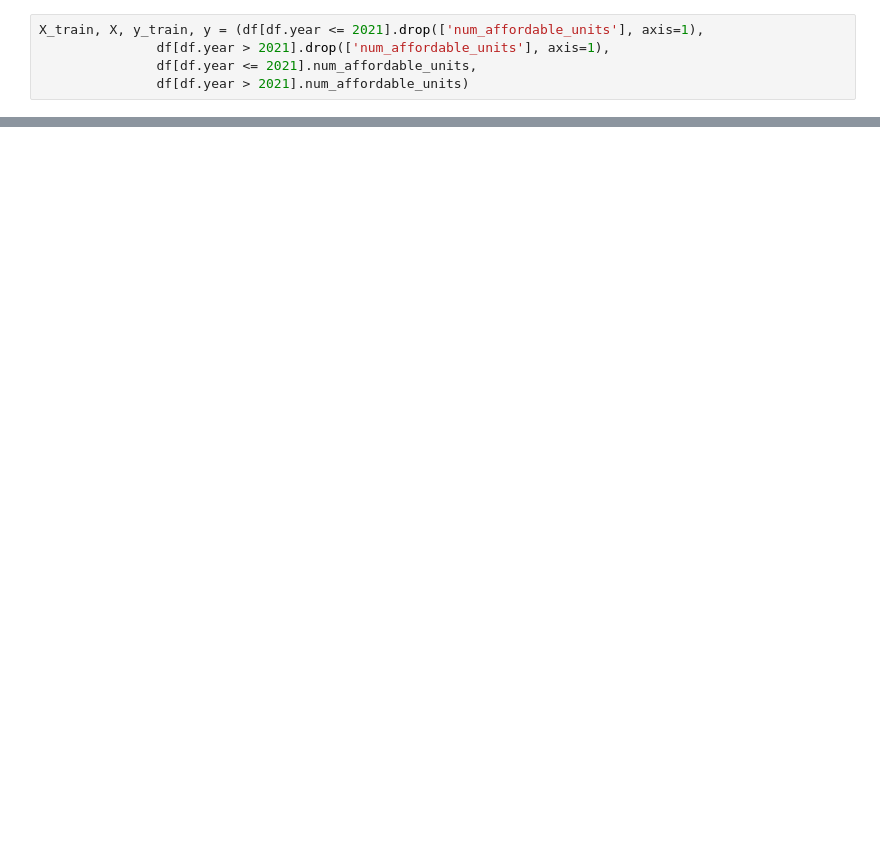
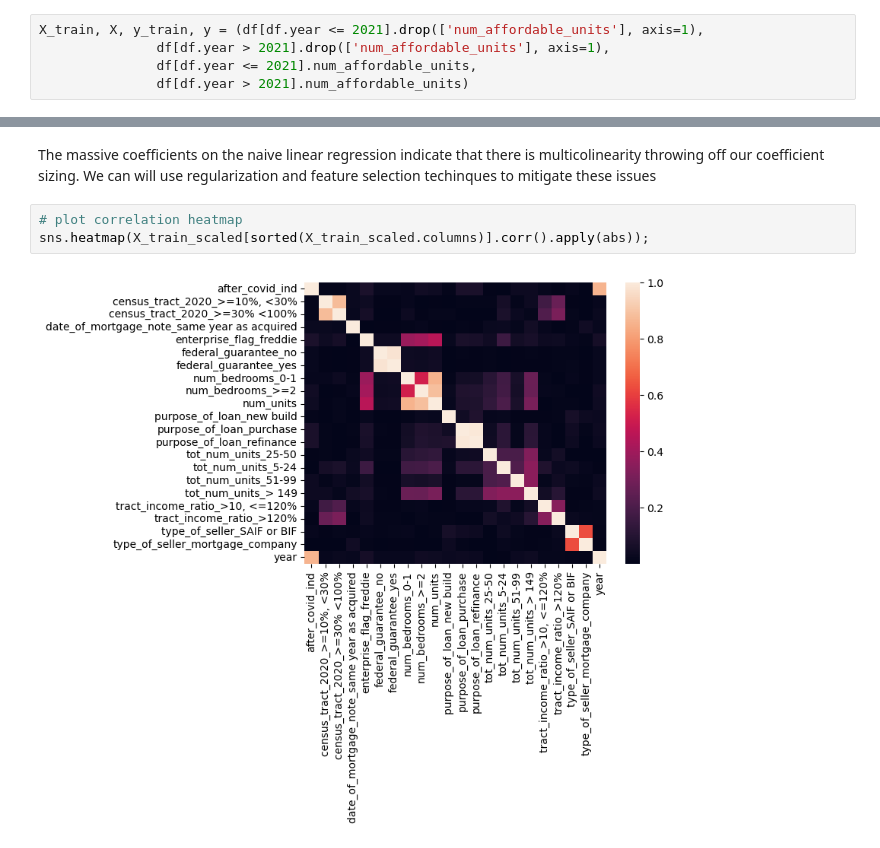
Before and after one commit to mango459/CS504-Project, a Jupyter notebook: shane_CS504_modeling.ipynb, the cells around one changed output, grey strips where cells are left out. Saved outputs shown, nothing was run; the diff lists cells and outputs as text; blank space fills up the shorter version.

```diff
--- a/shane_CS504_modeling.ipynb
+++ b/shane_CS504_modeling.ipynb
@@ -337,0 +117,7 @@ add analysis here
+# %% [markdown]
+The massive coefficients on the naive linear regression indicate that there is multicolinearity throwing off our coefficient sizing. We can will use regularization and feature selection techinques to mitigate these issues
+# %%
+# plot correlation heatmap
+sns.heatmap(X_train_scaled[sorted(X_train_scaled.columns)].corr().apply(abs));
+# %% [output]
+[figure, added]
```
Also changed, not shown: parts of 84 cells of this notebook, 2 other files.
